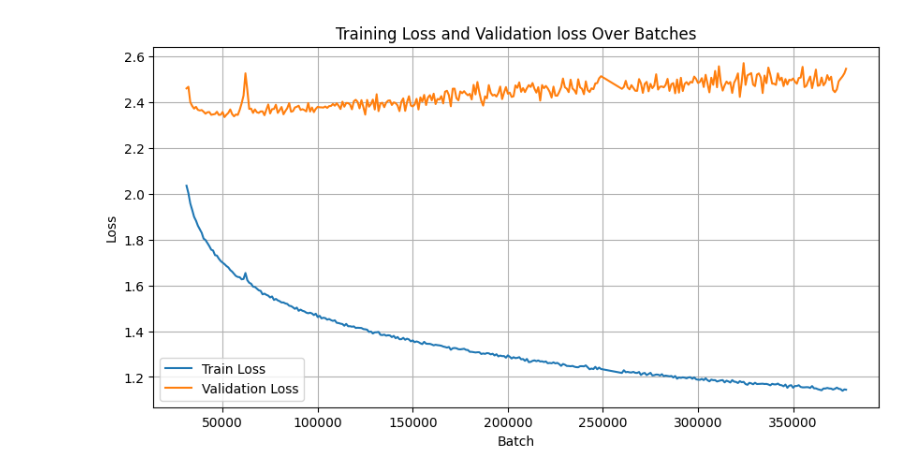
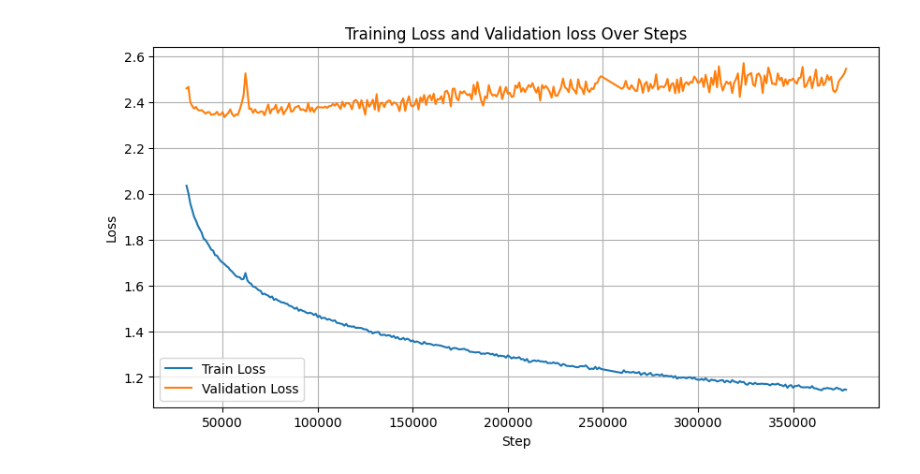
Before and after one commit to d2jvkpn/exercises, a Jupyter notebook: 2025_ai/Train_Your_Own_LLM/ch02_plot.ipynb, the cells around one changed output. Saved outputs shown, nothing was run; the diff lists cells and outputs as text; code cells hidden in the pictures.

```diff
--- a/2025_ai/Train_Your_Own_LLM/ch02_plot.ipynb
+++ b/2025_ai/Train_Your_Own_LLM/ch02_plot.ipynb
@@ -17,14 +17,18 @@ json_files = sorted(
 if len(json_files) > 2:
     print(f"--> Loaded: files={len(json_files)}, start={json_files[0].name}, end={json_files[-1].name}")
 
-batches, train_losses, val_losses = [], [], []
+epoches, steps, = [], []
+train_losses, val_losses = [], []
+created_at = []
 
 for f in json_files:
     #print(f"---> file: {f}")
     data = json.loads(f.read_text())
 
-    step = f.name.replace("checkpoint_", "").replace(".json", "").split("-")[1]
-    batches.append(int(step))
+    tags = f.name.replace("checkpoint_", "").replace(".json", "").split("-", 1)
+    epoches.append(int(tags[1]))
+    steps.append(int(tags[1]))
     train_losses.append(data['train_loss'])
     val_losses.append(data['eval_loss'])
+    created_at.append(data['created_at'])
 # %% [output]
@@ -32,9 +36,13 @@ for f in json_files:
 # %%
 df = pd.DataFrame({
-    "batches": batches,
-    "train_losses": train_losses,
-    "val_losses": val_losses,
+    "epoch": epoches,
+    "step": steps,
+    "train_loss": train_losses,
+    "val_loss": val_losses,
+    "created_at": created_at,
 })
+
+df = df.sort_values(by='step', ascending=True)
 
 #print(df)
 df
@@ -55,12 +83,13 @@ df
 # %%
 plt.figure(figsize=(10, 5))
-plt.plot(batches, train_losses, label="Train Loss")
-plt.plot(batches, val_losses, label="Validation Loss")  # marker='o'
-plt.xlabel("Batch")
+plt.plot(df['step'], df['train_loss'], label="Train Loss")
+plt.plot(df['step'], df['val_loss'], label="Validation Loss") # marker='o'
+plt.xlabel("Step")
 plt.ylabel("Loss")
-plt.title("Training Loss and Validation loss Over Batches")
+plt.title("Training Loss and Validation loss Over Steps")
 plt.legend()
 plt.grid()
-plt.show()
+#plt.show()
+plt.savefig(checkpoint_dir / "training.pdf")
 # %% [output]
-[figure, old version]
+[figure, new version]
```
Also changed, not shown: parts of 3 cells of this notebook, 20 other files.
